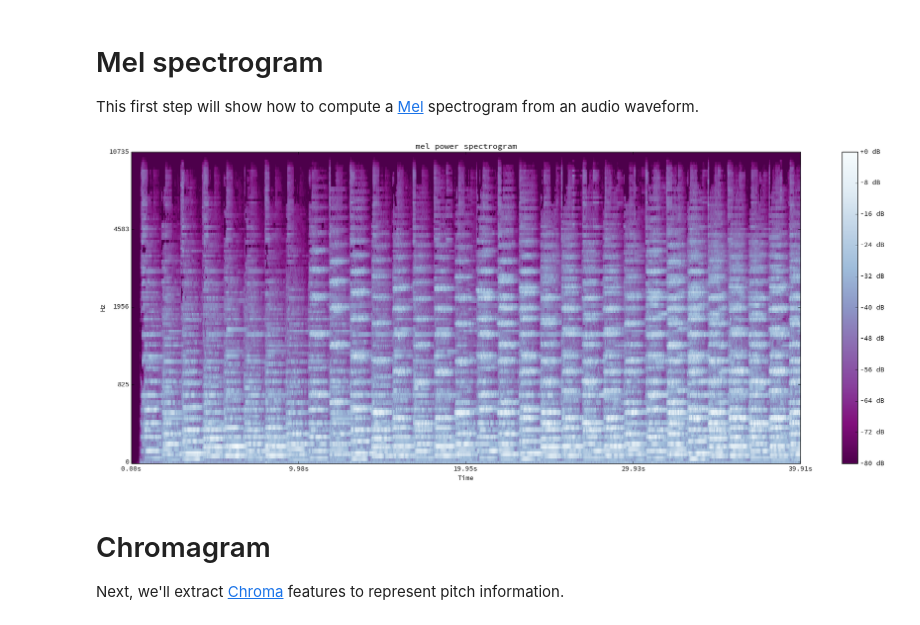
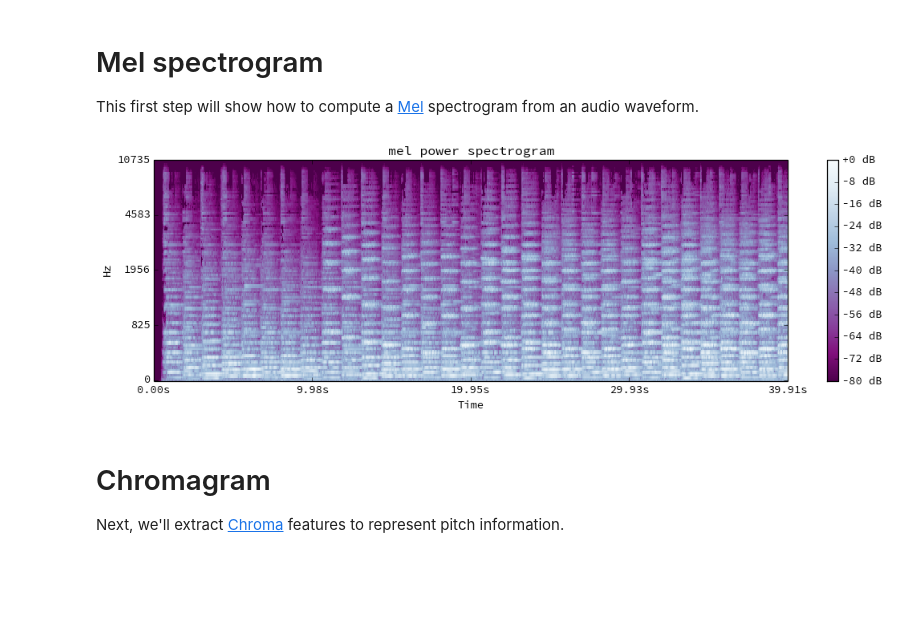
Before and after one commit to librosa/librosa, a Jupyter notebook: examples/LibROSA demo.ipynb, the cells around one changed output. Saved outputs shown, nothing was run; the diff lists cells and outputs as text; code cells hidden in the pictures; blank space fills up the shorter version.

```diff
--- a/examples/LibROSA demo.ipynb
+++ b/examples/LibROSA demo.ipynb
@@ -40,31 +40,31 @@ This first step will show how to compute a [Mel](http://en.wikipedia.org/wiki/Me
 # %%
 # Let's make and display a mel-scaled power (energy-squared) spectrogram
 # We use a small hop length of 64 here so that the frames line up with the beat tracker example below.
 S = librosa.feature.melspectrogram(y, sr=sr, n_fft=2048, hop_length=64, n_mels=128)
 
 # Normalize by peak power
 S = S / S.max()
 
 # Convert to log scale: instead of power, use dB relative to the peak power.
 log_S = librosa.logamplitude(S)
 
 # Make a new figure
-
+plt.figure(figsize=(12,4))
 
 # Display the spectrogram on a mel scale
 # sample rate and hop length parameters are used to render the time axis
 librosa.display.specshow(log_S, sr=sr, hop_length=64, x_axis='time', y_axis='mel')
 
 # Put a descriptive title on the plot
 plt.title('mel power spectrogram')
 
 # draw a color bar
 plt.colorbar(format='%+02.0f dB')
 
 # Make the figure layout compact
 plt.tight_layout()
 # %% [output]
-[figure, old version]
+[figure, new version]
 # %% [markdown]
 # Chromagram
 
```
Also changed, not shown: parts of 1 cell of this notebook.
